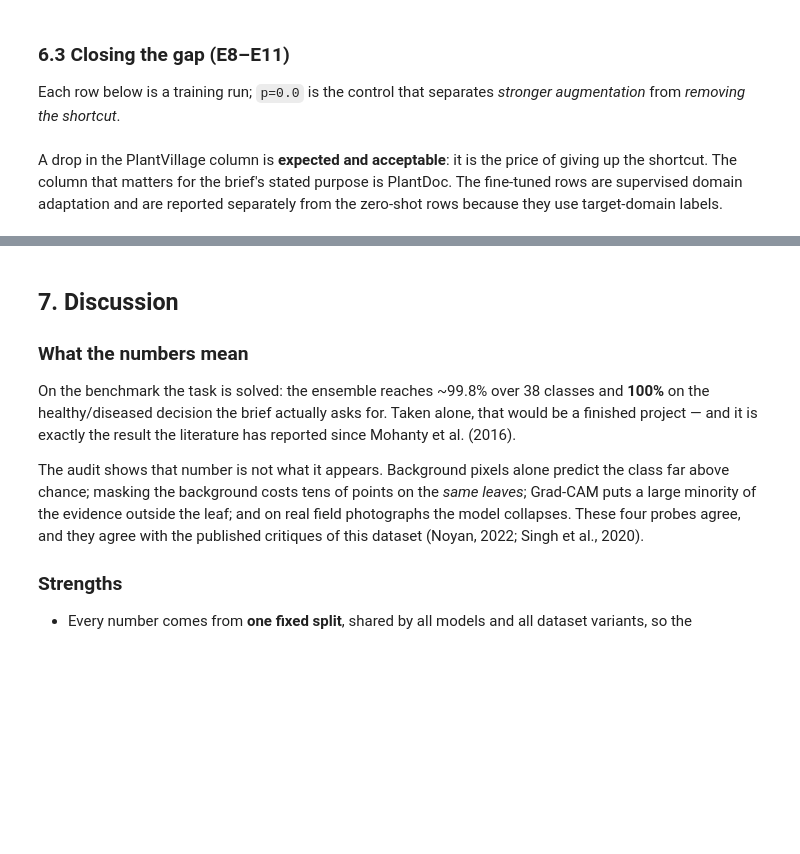
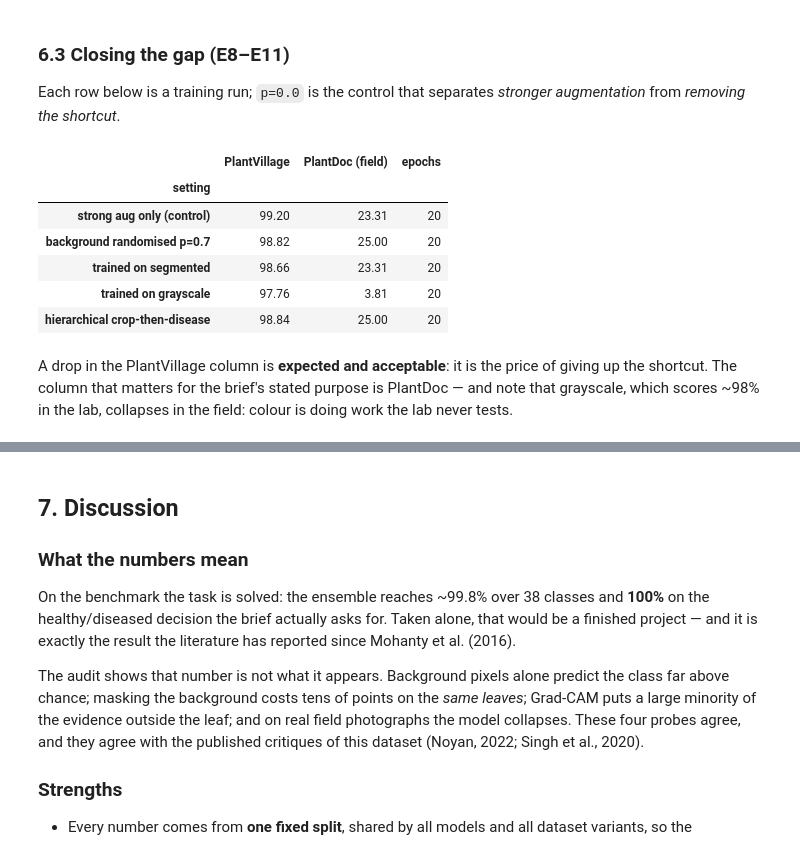
Before and after one commit to Mio812/plant-disease-detection, a Jupyter notebook: notebooks/plant_disease_detection.ipynb, the cells around one changed output, grey strips where cells are left out. Drawn from its saved outputs; the diff is of its cells as text; code cells hidden in the pictures; blank space fills up the shorter version.

```diff
--- a/notebooks/plant_disease_detection.ipynb
+++ b/notebooks/plant_disease_detection.ipynb
@@ -263,27 +344,28 @@ augmentation* from *removing the shortcut*.
 # %%
 runs = [('resnet18_color_strong_p0_224',   'strong aug only (control)'),
         ('resnet18_color_strong_p70_224',  'background randomised p=0.7'),
-        ('resnet18_color_strong_p100_224', 'background randomised p=1.0'),
         ('resnet18_segmented_strong_p0_224', 'trained on segmented'),
         ('resnet18_grayscale_strong_p0_224', 'trained on grayscale'),
-        ('resnet50_color_strong_p70_224',  'ResNet-50, p=0.7')]
+        ('resnet18_color_strong_p70_224_hier', 'hierarchical crop-then-disease')]
 rows = []
 for tag, label in runs:
     h = load(f'{tag}_history.json')
     if not h: continue
     rows.append({'setting': label,
                  'PlantVillage': round(h['test_metrics']['accuracy'] * 100, 2),
                  'PlantDoc (field)': round(h['plantdoc_accuracy'], 2) if h.get('plantdoc_accuracy') else None,
                  'epochs': len(h['history'])})
-for tag, label in [('ft_robust', 'fine-tuned 20-shot (from robust)'),
-                   ('ft_baseline', 'fine-tuned 20-shot (from baseline)')]:
-    h = load(f'{tag}_history.json')
-    if h:
-        rows.append({'setting': label, 'PlantVillage': None,
-                     'PlantDoc (field)': round(h['best'], 2), 'epochs': len(h['history'])})
 pd.DataFrame(rows).set_index('setting') if rows else print('training still running')
+# %% [output]
+|  | PlantVillage | PlantDoc (field) | epochs |
+| setting |  |  |  |
+| strong aug only (control) | 99.20 | 23.31 | 20 |
+| background randomised p=0.7 | 98.82 | 25.00 | 20 |
+| trained on segmented | 98.66 | 23.31 | 20 |
+| trained on grayscale | 97.76 | 3.81 | 20 |
+| hierarchical crop-then-disease | 98.84 | 25.00 | 20 |
 # %% [markdown]
 A drop in the PlantVillage column is **expected and acceptable**: it is the price
 of giving up the shortcut. The column that matters for the brief's stated purpose
-is PlantDoc. The fine-tuned rows are supervised domain adaptation and are reported
-separately from the zero-shot rows because they use target-domain labels.
+is PlantDoc — and note that grayscale, which scores ~98% in the lab, collapses in
+the field: colour is doing work the lab never tests.
```
Also changed, not shown: parts of 21 cells of this notebook, 2 other files.
